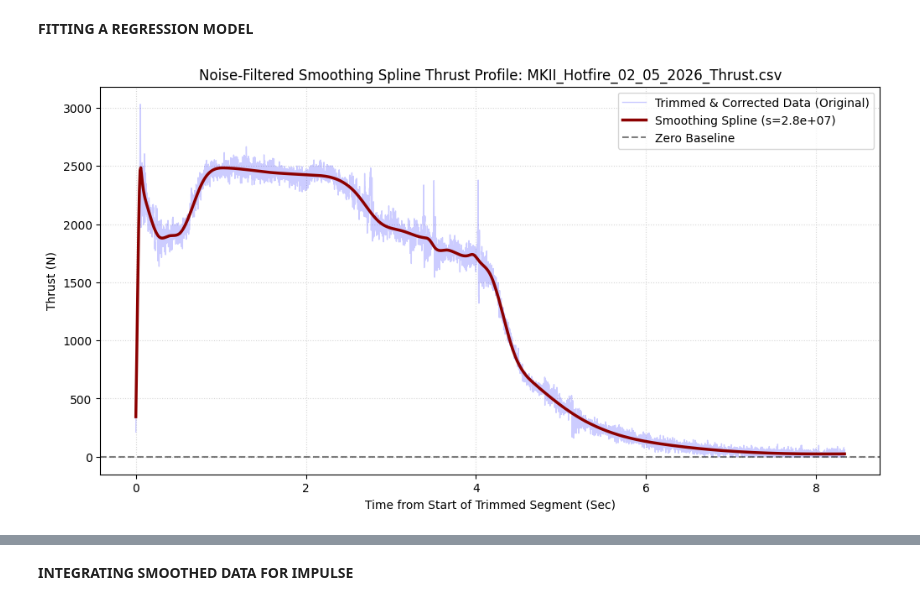
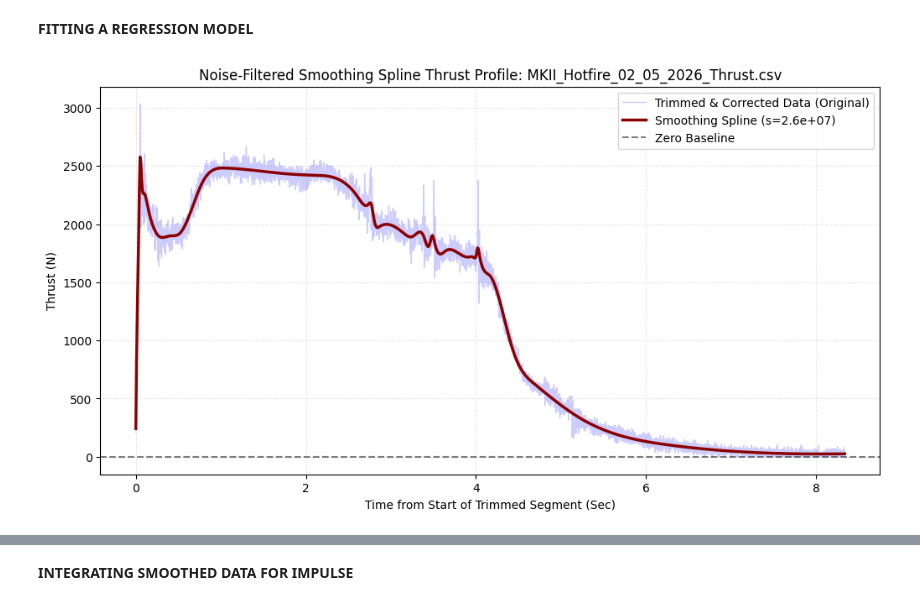
Before and after one commit to atur0021/MMA3001-Project, a Jupyter notebook: MMA3001-Project.ipynb, the cells around one changed output, grey strips where cells are left out. Cells and saved outputs as stored; diff of their text form; code cells hidden in the pictures.

```diff
--- a/MMA3001-Project.ipynb
+++ b/MMA3001-Project.ipynb
@@ -223,35 +223,35 @@ if 'active_df' in globals() and active_df is not None:
     # The 'smoothing_factor' (s) determines how close the spline stays to your noisy points.
     # - s = 0: Exact interpolation (passes through every point, like cubic spline).
     # - s = very large: A rigid, least-squares line fit.
     # We set a starting value that balances filtering noise with keeping physical peaks.
-    smoothing_factor = 2.8e7  # Increase this to get a smoother curve; decrease it to match data closer
+    smoothing_factor = 2.6e7  # Increase this to get a smoother curve; decrease it to match data closer
 
     # 3. Fit a Smoothing Spline (does NOT have to pass through every point)
     spline = UnivariateSpline(x_unique, y_unique, s=smoothing_factor)
 
     # 4. Generate points for plotting
     x_smooth = np.linspace(x_unique.min(), x_unique.max(), 1000)
     y_smooth = spline(x_smooth)
 
     # 5. Plot the original trimmed data alongside the Smoothing Spline profile
     plt.figure(figsize=(12, 6))
     plt.plot(x, y, label='Trimmed & Corrected Data (Original)', color='blue', alpha=0.2, linewidth=1)
     plt.plot(x_smooth, y_smooth, label=f'Smoothing Spline (s={smoothing_factor:.1e})', color='darkred', linewidth=2.5)
     plt.axhline(0, color='black', linestyle='--', alpha=0.5, label='Zero Baseline')
     plt.xlabel('Time from Start of Trimmed Segment (Sec)')
     plt.ylabel('Thrust (N)')
     plt.title(f'Noise-Filtered Smoothing Spline Thrust Profile: {csv_name}')
     plt.legend()
     plt.grid(True, which='both', linestyle=':', alpha=0.5)
     plt.show()
 
     # Store the smoothed values in the workspace
     smoothed_time = x_smooth
     smoothed_thrust = y_smooth
 else:
     print("Error: 'active_df' is not defined. Please make sure the previous trimming cell has run successfully.")
 # %% [output]
-[figure, old version]
+[figure, new version]
 # %%
 if 'spline' in globals() and 'x_unique' in globals() and 'y_unique' in globals():
     # Evaluate the spline at the original unique time points
```
Also changed, not shown: parts of 4 cells of this notebook.
